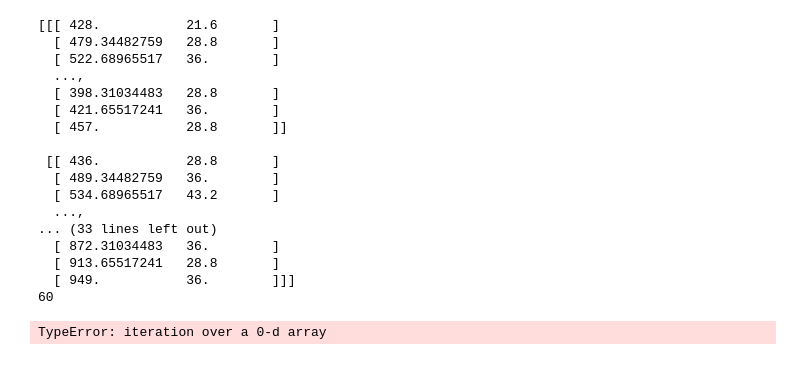
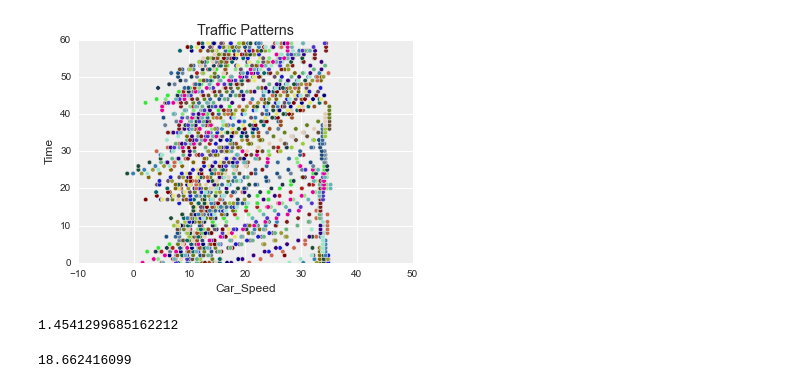
Before and after one commit to tiyd-python-2015-05/traffic-simulation, a Jupyter notebook: Traffic_sim_plotting.ipynb, the cells around one changed output. Saved outputs shown, nothing was run; the diff lists cells and outputs as text; code cells hidden in the pictures.

```diff
--- a/Traffic_sim_plotting.ipynb
+++ b/Traffic_sim_plotting.ipynb
@@ -191,39 +120,21 @@ plt.show()
-# %%
-results = np.array(good_data)
-print(results)
-print (len(results))
-# %% [output]
-[[[ 428.           21.6       ]
-  [ 479.34482759   28.8       ]
-  [ 522.68965517   36.        ]
-  ...,
-  [ 398.31034483   28.8       ]
-  [ 421.65517241   36.        ]
-  [ 457.           28.8       ]]
-
- [[ 436.           28.8       ]
-  [ 489.34482759   36.        ]
-  [ 534.68965517   43.2       ]
-  ...,
-... (33 lines left out)
-  [ 872.31034483   36.        ]
-  [ 913.65517241   28.8       ]
-  [ 949.           36.        ]]]
-60
-# %%
-for i in np.nditer(results):
-    pos_list = []
-    positions = [a[0] for a in i]
-    pos_list.append(positions)
-print(pos_list)
-
-'''x = i
-y = range(60)
-plt.scatter(x, y)
-plt.xscale('log')
-plt.xlabel("Interval")
-plt.ylabel("Heads - Tails")
-plt.title("Coin Flips")
-plt.show()'''
-# %% [output]
-TypeError: iteration over a 0-d array
+# %%
+mean_speeds2_2 = np.squeeze(mean_speeds_2, axis=(2,))
+# %%
+x = [mean_speeds2_2[n, :] for n in range(len(mean_speeds2_2))]
+y = [[n for _ in range(len(mean_speeds2_2[n]))] for n in range(len(mean_speeds2_2))]
+col = np.array([[.5, .9, .5], [.7, .1, .1], [.2, .9, .2], [.1, .2, .3], [.4, .5, .6], [.1, .3, .5], [.2, .4, .6], [.6, .8, .2],
+               [.4, .3, .2], [.9, .8, .7], [.4, .5, .1], [.6, .3, .1], [0, .4, .4], [0, 0, .5], [.5, 0, 0], [.9, .9, .4], [.4, .3, .4],
+               [.1, .1, .8], [.5, .4, 0], [.6, .6, .2], [.1, .3, .2], [.2, .5, .7], [.6, .9, .8], [.8, .4, .3], [.2, 0, .5], [.4, .7, .5],
+               [.5, .1, .1], [.3, .2, .8], [.4, .7, .7], [.9, 0, .6]])
+plt.scatter(x,y,marker=u'o',c=col)
+ymin, ymax = plt.ylim()
+plt.ylim(ymin + 10, ymax - 10)
+xmin, xmax = plt.xlim()
+plt.xlim(xmin - 5, xmax + 10)
+plt.xlabel("Car_Speed")
+plt.ylabel("Time")
+plt.title("Traffic Patterns")
+#plt.subplots_adjust(left=2, right=3.5)
+plt.show()
+# %% [output]
+[figure, added]
@@ -229,0 +143,10 @@ TypeError: iteration over a 0-d array
+# %%
+st_dv2 = st.stdev(mean_speeds_3)
+print(st_dv2)
+# %% [output]
+1.4541299685162212
+# %%
+mean2 = st.mean(mean_speeds_3)
+print(mean2)
+# %% [output]
+18.662416099
```
Also changed, not shown: parts of 27 cells of this notebook, 3 other files.
